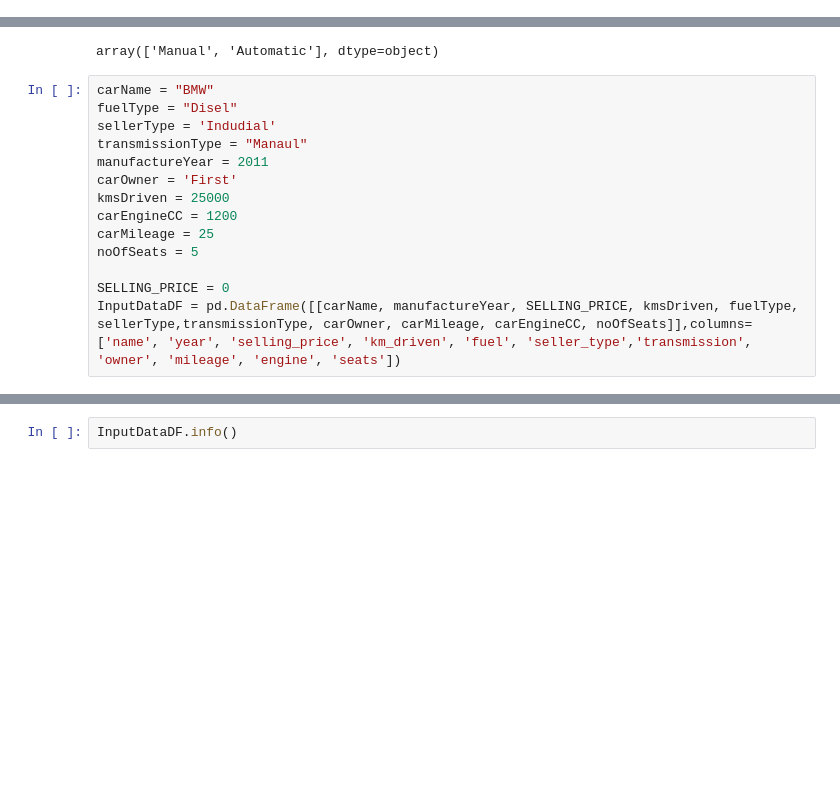
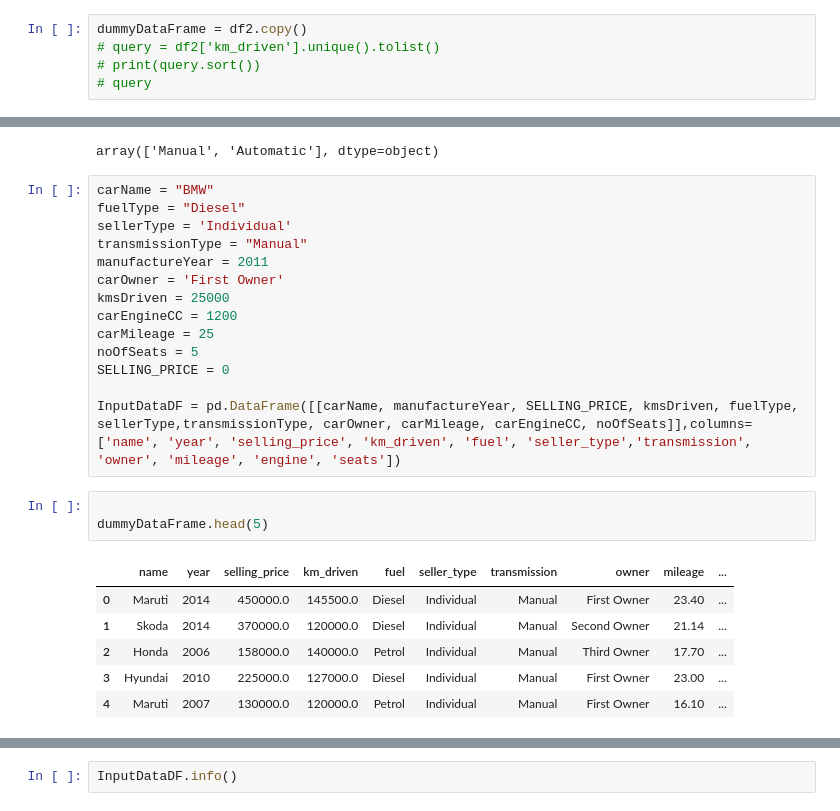
Before and after one commit to Prathmeshpawar21/DS-Used-Car-Price-Prediction-, a Jupyter notebook: notebook/research.ipynb, the cells around one changed output, grey strips where cells are left out. Drawn from its saved outputs; the diff is of its cells as text; blank space fills up the shorter version.

```diff
--- a/notebook/research.ipynb
+++ b/notebook/research.ipynb
@@ -262,6 +253,11 @@ df2.columns
 Index(['name', 'year', 'selling_price', 'km_driven', 'fuel', 'seller_type',
        'transmission', 'owner', 'mileage', 'engine', 'seats'],
       dtype='object')
+# %%
+dummyDataFrame = df2.copy()
+# query = df2['km_driven'].unique().tolist()
+# print(query.sort())
+# query
 # %% [markdown]
 ### Enconding
 # %%
@@ -507,15 +584,25 @@ dataFrame['transmission'].unique()
 array(['Manual', 'Automatic'], dtype=object)
 # %%
 carName = "BMW"
-fuelType = "Disel"
-sellerType = 'Indudial'
-transmissionType = "Manaul"
+fuelType = "Diesel"
+sellerType = 'Individual'
+transmissionType = "Manual"
 manufactureYear = 2011
-carOwner = 'First'
+carOwner = 'First Owner'
 kmsDriven = 25000
 carEngineCC = 1200
 carMileage = 25
 noOfSeats = 5
+SELLING_PRICE = 0
 
-SELLING_PRICE = 0
 InputDataDF = pd.DataFrame([[carName, manufactureYear, SELLING_PRICE, kmsDriven, fuelType, sellerType,transmissionType, carOwner, carMileage, carEngineCC, noOfSeats]],columns=['name', 'year', 'selling_price', 'km_driven', 'fuel', 'seller_type','transmission', 'owner', 'mileage', 'engine', 'seats'])
+# %%
+
+dummyDataFrame.head(5)
+# %% [output]
+|  | name | year | selling_price | km_driven | fuel | seller_type | transmission | owner | mileage | ... |
+| 0 | Maruti | 2014 | 450000.0 | 145500.0 | Diesel | Individual | Manual | First Owner | 23.40 | ... |
+| 1 | Skoda | 2014 | 370000.0 | 120000.0 | Diesel | Individual | Manual | Second Owner | 21.14 | ... |
+| 2 | Honda | 2006 | 158000.0 | 140000.0 | Petrol | Individual | Manual | Third Owner | 17.70 | ... |
+| 3 | Hyundai | 2010 | 225000.0 | 127000.0 | Diesel | Individual | Manual | First Owner | 23.00 | ... |
+| 4 | Maruti | 2007 | 130000.0 | 120000.0 | Petrol | Individual | Manual | First Owner | 16.10 | ... |
```
Also changed, not shown: parts of 15 cells of this notebook, 6 other files.
